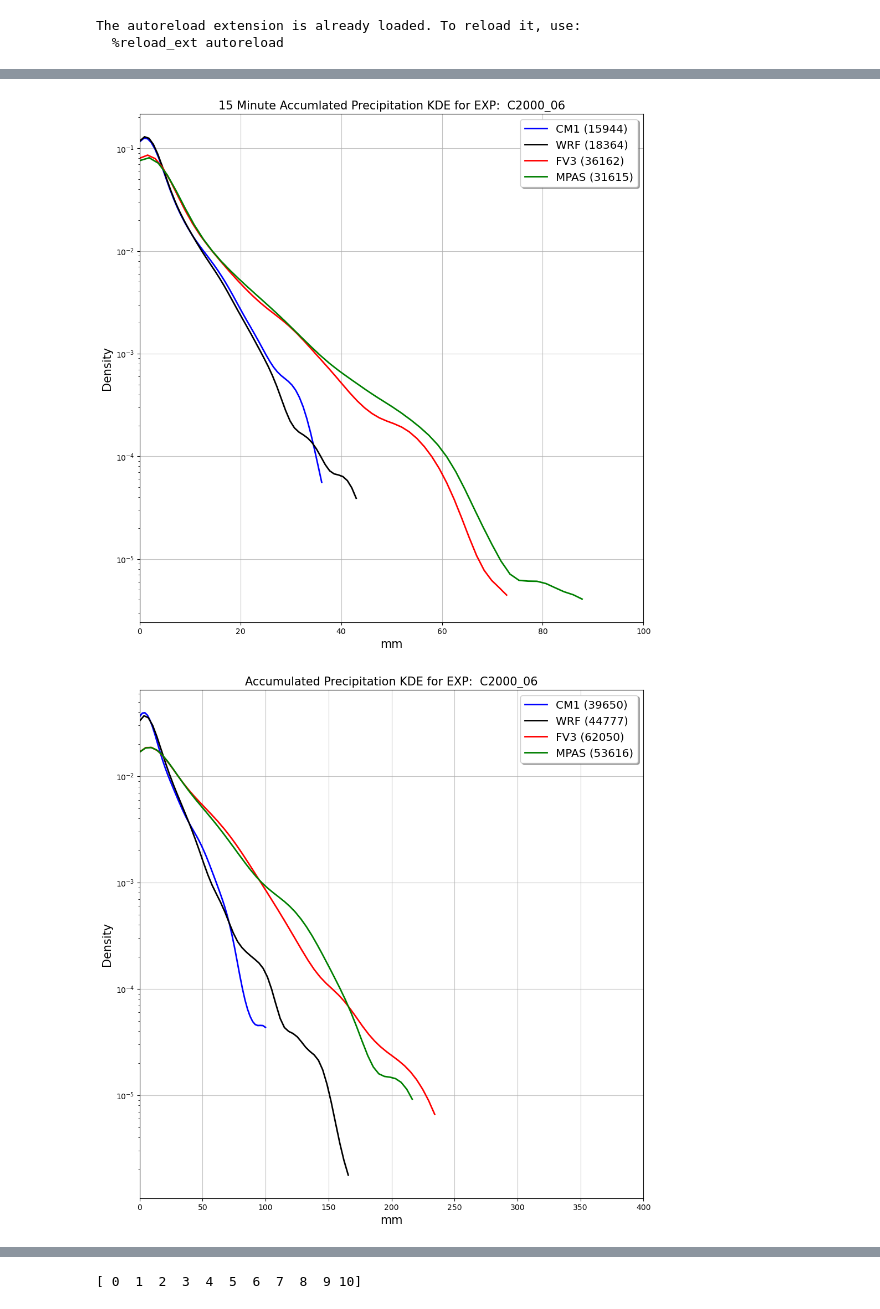
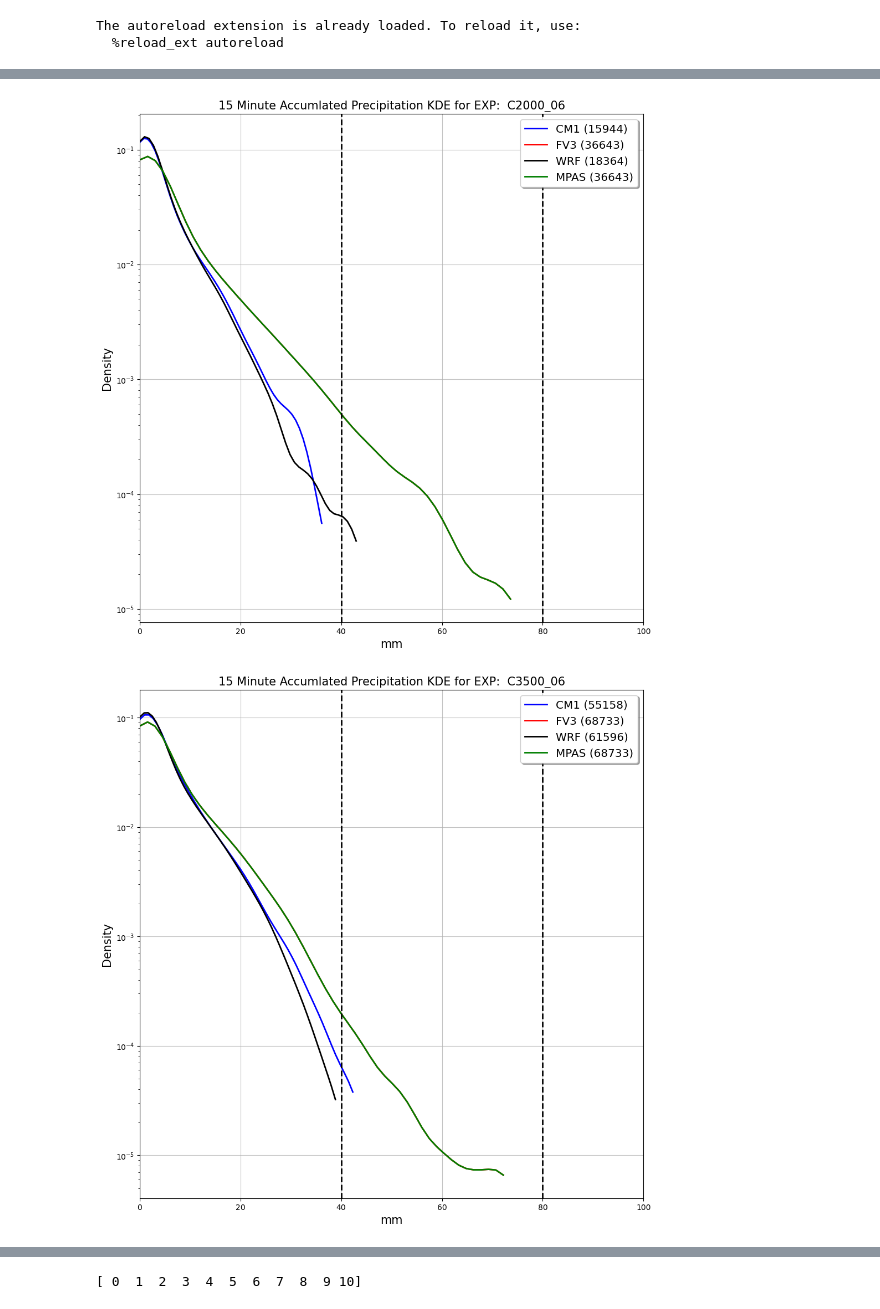
Before and after one commit to louiswicker/CAM_analysis_tools, a Jupyter notebook: ideal_cases/precip.ipynb, the cells around one changed output, grey strips where cells are left out. Saved outputs shown, nothing was run; the diff lists cells and outputs as text; code cells hidden in the pictures.

```diff
--- a/ideal_cases/precip.ipynb
+++ b/ideal_cases/precip.ipynb
@@ -29,10 +36,10 @@ _nthreads = 2
 The autoreload extension is already loaded. To reload it, use:
   %reload_ext autoreload
 # %%
-models = { 'cm1': pickle2Obj('precip/cm1_squall_3km_accum_prec.pkl',retObj=False)}
+models['cm1'] = pickle2Obj('precip/cm1_squall_3km.pkl',retObj=False)
+models['solo'] = pickle2Obj('precip/solo_squall_3km.pkl',retObj=False)
+models['wrf'] = pickle2Obj('precip/wrf_squall_3km.pkl',retObj=False)
 # %%
-models['wrf'] = pickle2Obj('precip/wrf_squall_3km_accum_prec.pkl', retObj=False)
+#models['wrf'] = pickle2Obj('precip/wrf_squall_3km_accum_prec.pkl', retObj=False)
-# %%
-models['solo'] = pickle2Obj('precip/solo_squall_3km_RR.pkl',retObj=False)
 # %%
-models['mpas'] = pickle2Obj('precip/solo_squall_3km_accum_prec.pkl',retObj=False)
+models['mpas'] = pickle2Obj('precip/solo_squall_3km.pkl',retObj=False)
@@ -79,10 +109,10 @@ def precip_histogram(models, label, all_times=False):
             ax.plot(eval_points, y_sp, color='r', linewidth=2.0, label='FV3 (%d)' % data_no_zero.shape)
 
         if key == 'solo2':
-            ax.plot(eval_points, y_sp, color='r', linewidth=2.0, linestyle='--', label='FV3_NORD2 (%d)' % data_no_zero.shape)
+            ax.plot(eval_points, y_sp, color='r', linewidth=2.0, linestyle='--', label='FV3_D06 (%d)' % data_no_zero.shape)
 
         if key == 'solo1':
-            ax.plot(eval_points, y_sp, color='r', linewidth=2.0, linestyle=':', label='FV3_NORD1 (%d)' % data_no_zero.shape)
+            ax.plot(eval_points, y_sp, color='r', linewidth=2.0, linestyle=':', label='FV3_D03 (%d)' % data_no_zero.shape)
 
         if key == 'wrf':
             ax.plot(eval_points, y_sp, color='k', linewidth=2.0, label='WRF (%d)' % data_no_zero.shape)
@@ -92,38 +122,40 @@ def precip_histogram(models, label, all_times=False):
 
         if key == 'mpas':
             ax.plot(eval_points, y_sp, color='g', linewidth=2.0, label='MPAS (%d)' % data_no_zero.shape)
 
     ax.set_xlim(xlim[:])
     ax.set_yscale("log")
+    ax.axvline(x=40.0, color='k', linestyle='--', linewidth=2.0)
+    ax.axvline(x=80.0, color='k', linestyle='--', linewidth=2.0)
     plt.grid(axis='y', alpha=0.75)
     plt.grid(axis='x', alpha=0.75)
     ax.set_xlabel('mm',fontsize=15)
     ax.set_ylabel('Density',fontsize=15)
     legend = ax.legend(loc='upper right', shadow=True, fontsize='x-large')
     if all_times:
         ax.set_title('Accumulated Precipitation KDE for EXP:  %s' % (label), fontsize=15)
         plt.savefig("Total_Accumlated_Precipitation_KDE_Experiment_%s.png" % (label))
     else:
         ax.set_title('15 Minute Accumlated Precipitation KDE for EXP:  %s' % (label), fontsize=15)
         plt.savefig("15_Minute_Accumlated_Precipitation_KDE_Experiment_%s.png" % (label))
 
     plt.show()
 
 precip_histogram(models, 'C2000_06')
 #precip_histogram(models, 'C2000_12')
-precip_histogram(models, 'C2000_06', all_times = True)
+#precip_histogram(models, 'C2000_06', all_times = True)
 # precip_histogram(models, 'C2000_18')
 #precip_histogram(models, 'C2000_12')
 # precip_histogram(models, 'C2000_18', all_times = True)
-# precip_histogram(models, 'C3500_06')
+precip_histogram(models, 'C3500_06')
 #precip_histogram(models, 'C2000_12')
 # precip_histogram(models, 'C3500_06', all_times = True)
-# precip_histogram(models, 'C3500_18')
+#precip_histogram(models, 'C3500_18')
 #precip_histogram(models, 'C2000_12')
 # precip_histogram(models, 'C3500_18', all_times = True)
 # %% [output]
-[figure, old version]
+[figure, new version]
-[figure, old version]
+[figure, new version]
 # %%
 allcape = ("C2000",)
 allshear = ("06",)
```
Also changed, not shown: parts of 8 cells of this notebook, 7 other files.
